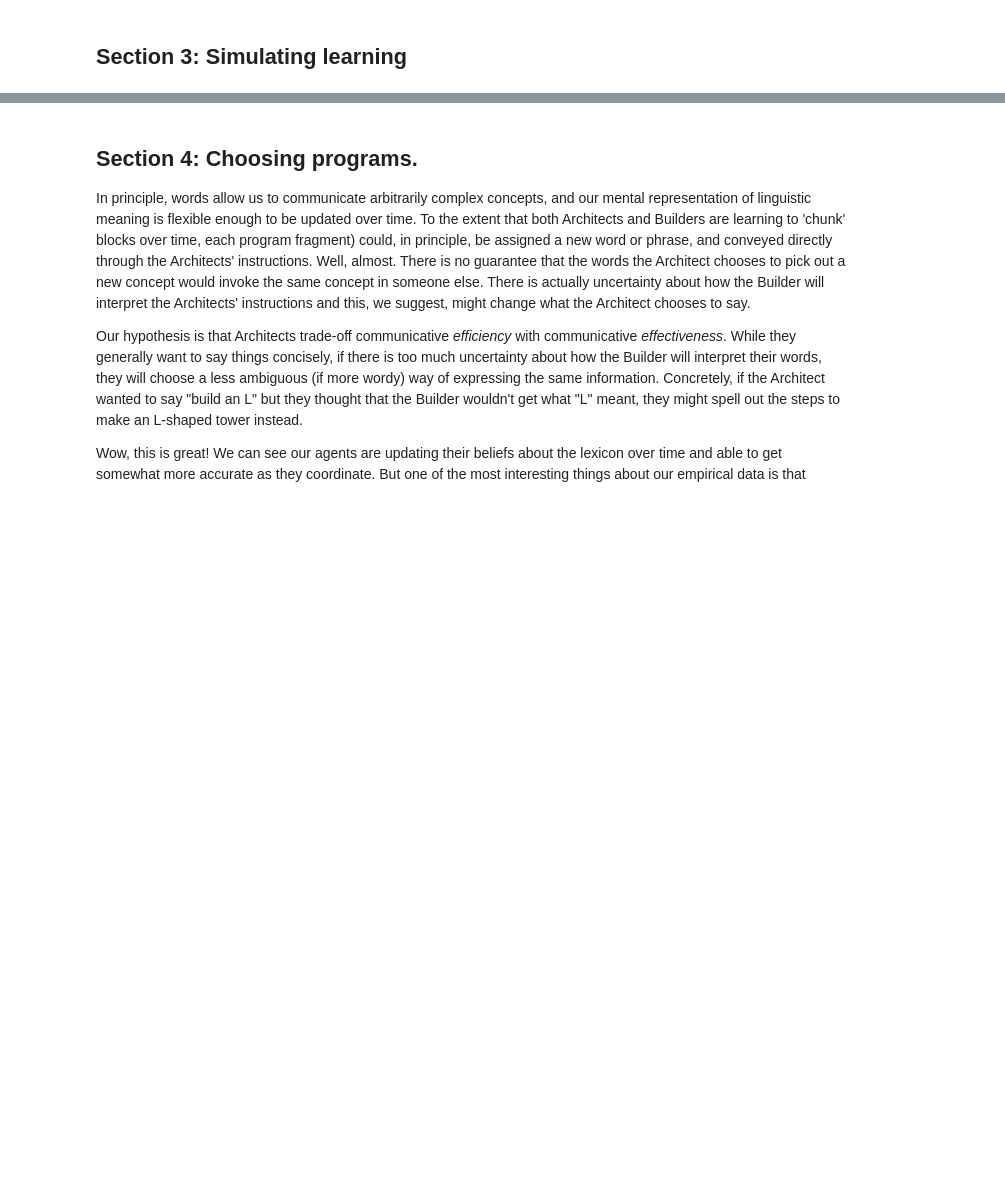
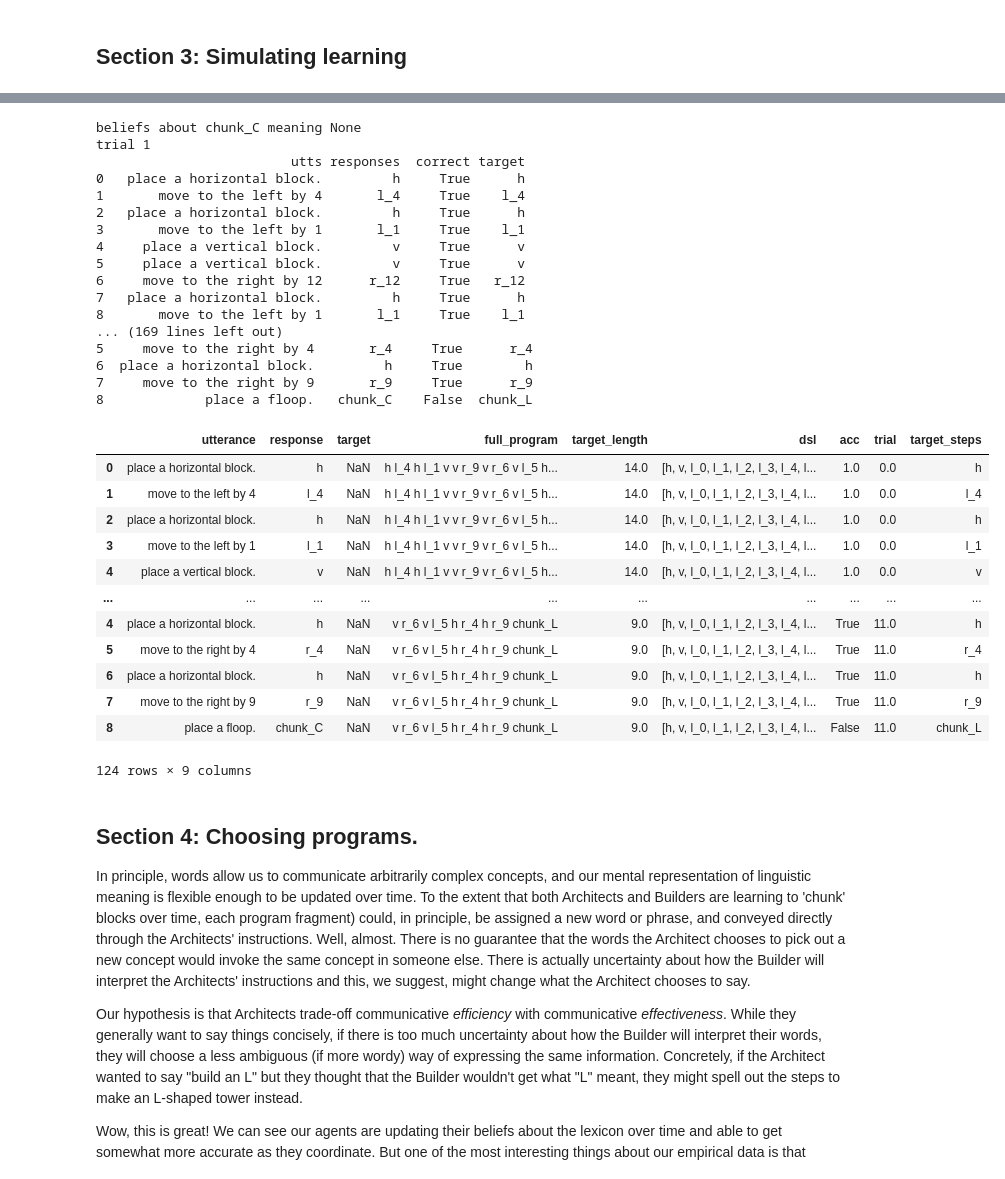
Before and after one commit to cogtoolslab/compositional-abstractions-tutorial, a Jupyter notebook: notebooks/ca_conventions.ipynb, the cells around one changed output, grey strips where cells are left out. Cells and saved outputs as stored; diff of their text form; code cells hidden in the pictures; blank space fills up the shorter version.

Commit message:
overhaul distributions and fill in first pass at 'strategic' speaker

```diff
--- a/notebooks/ca_conventions.ipynb
+++ b/notebooks/ca_conventions.ipynb
@@ -59,7 +62,7 @@ For our purposes here, though, we don't need to know exactly what's going on und
 To build up our intuitions, we're going to work with a very simplified example lexicon, where the set of concepts is the library on trial 10 of the task (retrieved from the file we saved out in the previous section) and the list of lexemes is just a bunch of nonsense words that won't start with any meaning.
 # %%
 # Pull out the DSL primitives accessible at trial 10
-d = pd.read_json('../data/model/dsls/2/programs_for_you/programs_ppt_1.json')
+d = pd.read_json('../data/model/programs_for_you/programs_ppt_1.json')
 dsl = d['dsl'][10]
 
 # Define a set of meaningless placeholder words available to be bound to meanings
@@ -180,6 +216,7 @@ The only thing that varies across different lexicons is the words used for *lear
 # %%
-architect = FixedAgent('architect', d.loc[0].to_dict())
-print('architect choice: ', architect.act('h'))
+first_trial = d.loc[0].to_dict()
+architect = FixedAgent('architect', first_trial)
+print('architect utterance: `h` -> ', architect.act('h'))
 
-builder = FixedAgent('builder', d.loc[0].to_dict())
-print('builder choice: ', builder.act('place a horizontal block.'))
+builder = FixedAgent('builder', first_trial)
+print('builder choice: "place a horizontal block" -> ', builder.act('place a horizontal block.'))
@@ -186,6 +226,3 @@ print('builder choice: ', builder.act('place a horizontal block.'))
-# %%
-architect = FixedAgent('architect', d.loc[0].to_dict())
-print('architect choice: ', architect.act('chunk_L'))
 # %% [markdown]
 ### Running simulations
 # %% [markdown]
@@ -292,44 +384,48 @@ class LearningAgent(FixedAgent) :
 # %%
 def run_learning_simulation(verbose = False) :
-    output = pd.DataFrame({"utterance": [], "response": [], "target": [], "full_program" : [], "target_length" : [], "dsl" : [], "acc": []})
+    output = pd.DataFrame({
+        "utterance": [], "response": [], "target": [], "full_program" : [], "target_length" : [], "dsl" : [], "acc": []
+    })
     for i, trial in d.iterrows() :
         architect = LearningAgent('architect', trial, output) # create agent with updated beliefs
         builder = LearningAgent('builder', trial, output)     # create agent with updated beliefs
 
-        # architect selects which program representation to comunicate proportional to length
+        # random program selected from the options
         possiblePrograms = list(trial['programs_with_length'].keys())
-        possibleLengths = np.array(list(trial['programs_with_length'].values()))
-        utilities = np.exp(-alpha * possibleLengths) / sum(np.exp(-alpha * possibleLengths))
-        target_program = choice(a = possiblePrograms, p = utilities)
+        target_program = choice(possiblePrograms)
 
         # loop through steps of target program one at a time
         target_steps, utts, responses, accs = [], [], [], []
         for step in target_program.split(' ') :
+            # get utterance from architect
             utt = architect.act(step)
+            # get response from builder
             response = builder.act(utt)
+            # update records
             target_steps.append(step)
             utts.append(utt)
             responses.append(response)
             accs.append(response == step)
 
         if verbose:
+            print('beliefs about chunk_C meaning',
+                  architect.beliefs.marginalize(lambda d : d.dsl_to_language('chunk_C'))
+                  if 'chunk_C' in trial['dsl'] else None)
             print('trial', i)
             print(pd.DataFrame({'utts' : utts, 'responses' : responses, 'correct' : accs, 'target' : target_steps}))
-            print('beliefs about chunk_C meaning',
-                  json.dumps(architect.beliefs.marginalize(lambda d : d['chunk_C'] if 'chunk_C' in d else None), indent = 4))
 
         output = pd.concat([output, pd.DataFrame({
             "trial": i,
             "utterance": utts,
             "response": responses,
             "acc": accs,
-            "target" : target_steps,
+            "target_steps" : target_steps,
             "full_program": target_program,
             "dsl" : [trial['dsl']] * len(utts),
             "target_length" : trial['programs_with_length'][target_program],
         })])
     return output
-
-learning_run_0 = run_learning_simulation()
 # %%
+learning_run_0 = run_learning_simulation(verbose = True)
 learning_run_0
+# %% [output]
@@ -336,3 +449,33 @@ learning_run_0
+beliefs about chunk_C meaning None
+trial 1
+                         utts responses  correct target
+0   place a horizontal block.         h     True      h
+1       move to the left by 4       l_4     True    l_4
+2   place a horizontal block.         h     True      h
+3       move to the left by 1       l_1     True    l_1
+4     place a vertical block.         v     True      v
+5     place a vertical block.         v     True      v
+6     move to the right by 12      r_12     True   r_12
+7   place a horizontal block.         h     True      h
+8       move to the left by 1       l_1     True    l_1
+... (169 lines left out)
+5     move to the right by 4       r_4     True      r_4
+6  place a horizontal block.         h     True        h
+7     move to the right by 9       r_9     True      r_9
+8             place a floop.   chunk_C    False  chunk_L
+|  | utterance | response | target | full_program | target_length | dsl | acc | trial | target_steps |
+| 0 | place a horizontal block. | h | NaN | h l_4 h l_1 v v r_9 v r_6 v l_5 h... | 14.0 | [h, v, l_0, l_1, l_2, l_3, l_4, l... | 1.0 | 0.0 | h |
+| 1 | move to the left by 4 | l_4 | NaN | h l_4 h l_1 v v r_9 v r_6 v l_5 h... | 14.0 | [h, v, l_0, l_1, l_2, l_3, l_4, l... | 1.0 | 0.0 | l_4 |
+| 2 | place a horizontal block. | h | NaN | h l_4 h l_1 v v r_9 v r_6 v l_5 h... | 14.0 | [h, v, l_0, l_1, l_2, l_3, l_4, l... | 1.0 | 0.0 | h |
+| 3 | move to the left by 1 | l_1 | NaN | h l_4 h l_1 v v r_9 v r_6 v l_5 h... | 14.0 | [h, v, l_0, l_1, l_2, l_3, l_4, l... | 1.0 | 0.0 | l_1 |
+| 4 | place a vertical block. | v | NaN | h l_4 h l_1 v v r_9 v r_6 v l_5 h... | 14.0 | [h, v, l_0, l_1, l_2, l_3, l_4, l... | 1.0 | 0.0 | v |
+| ... | ... | ... | ... | ... | ... | ... | ... | ... | ... |
+| 4 | place a horizontal block. | h | NaN | v r_6 v l_5 h r_4 h r_9 chunk_L | 9.0 | [h, v, l_0, l_1, l_2, l_3, l_4, l... | True | 11.0 | h |
+| 5 | move to the right by 4 | r_4 | NaN | v r_6 v l_5 h r_4 h r_9 chunk_L | 9.0 | [h, v, l_0, l_1, l_2, l_3, l_4, l... | True | 11.0 | r_4 |
+| 6 | place a horizontal block. | h | NaN | v r_6 v l_5 h r_4 h r_9 chunk_L | 9.0 | [h, v, l_0, l_1, l_2, l_3, l_4, l... | True | 11.0 | h |
+| 7 | move to the right by 9 | r_9 | NaN | v r_6 v l_5 h r_4 h r_9 chunk_L | 9.0 | [h, v, l_0, l_1, l_2, l_3, l_4, l... | True | 11.0 | r_9 |
+| 8 | place a floop. | chunk_C | NaN | v r_6 v l_5 h r_4 h r_9 chunk_L | 9.0 | [h, v, l_0, l_1, l_2, l_3, l_4, l... | False | 11.0 | chunk_L |
+124 rows × 9 columns
 # %% [markdown]
 ## Section 4: Choosing programs.
 
```
Also changed, not shown: parts of 26 cells of this notebook, 2 other files.
